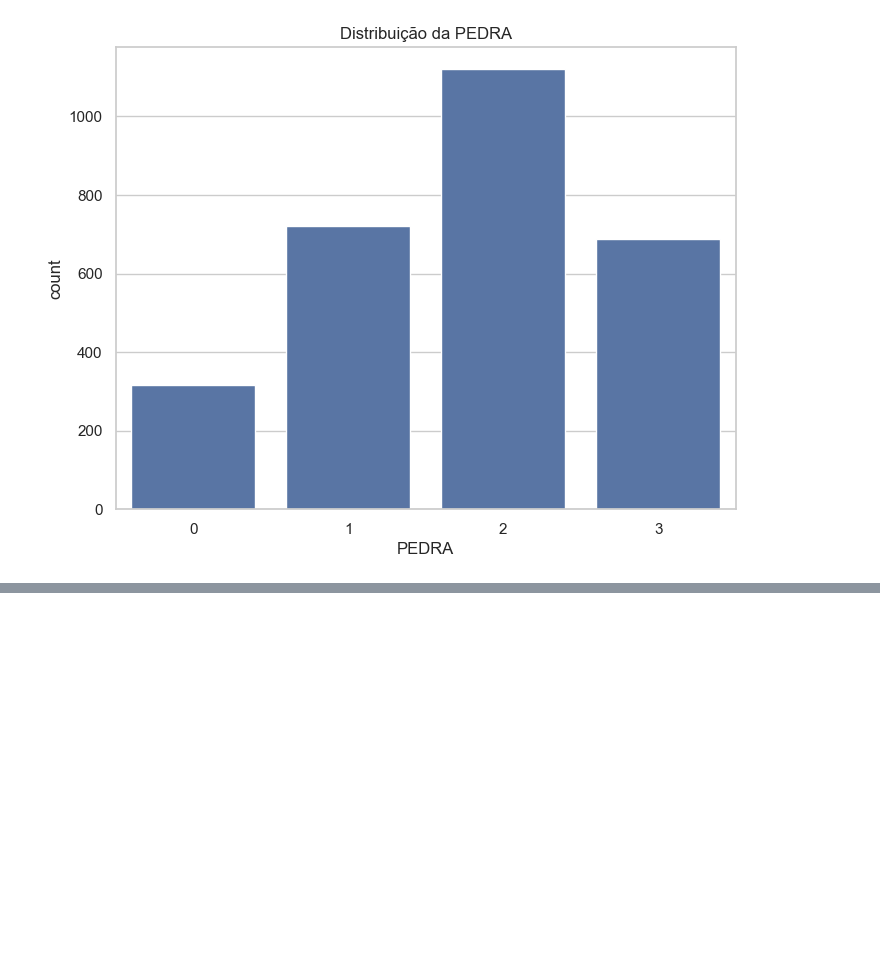
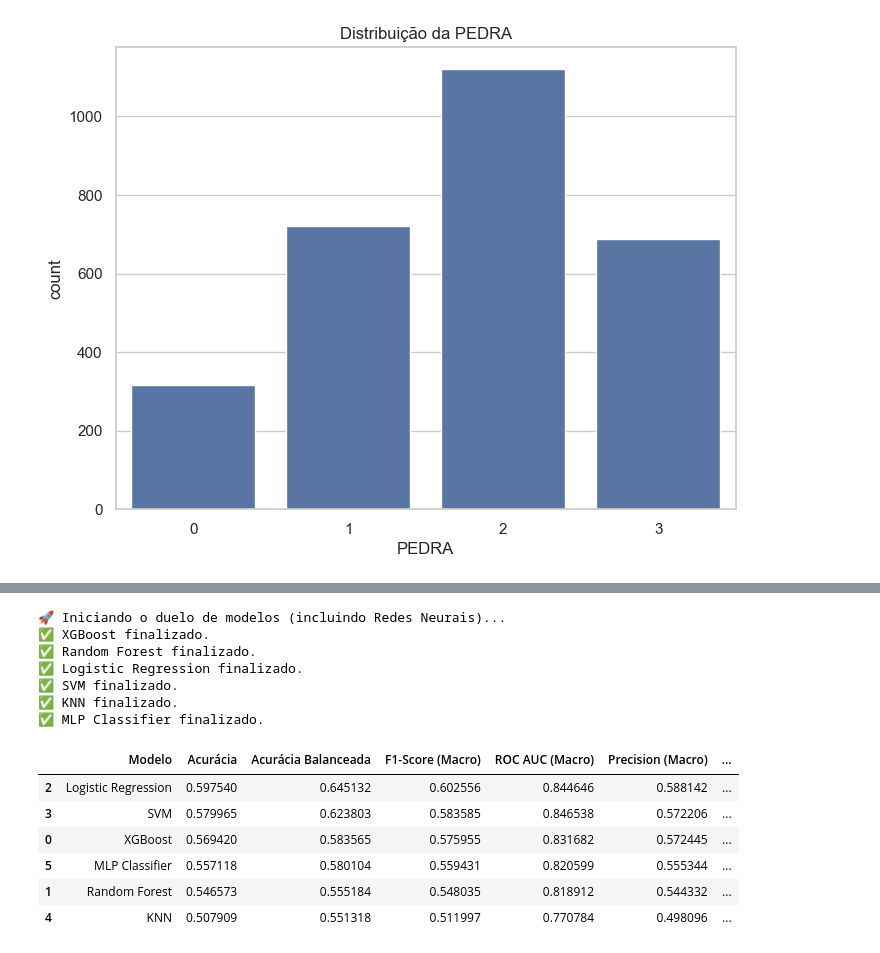
Before and after one commit to Lakand/Datathon-MLET, a Jupyter notebook: notebooks/exploracao_dados.ipynb, the cells around one changed output, grey strips where cells are left out. Drawn from its saved outputs; the diff is of its cells as text; code cells hidden in the pictures; blank space fills up the shorter version.

```diff
--- a/notebooks/exploracao_dados.ipynb
+++ b/notebooks/exploracao_dados.ipynb
@@ -814,0 +878,77 @@ weighted avg       0.93      0.93      0.93       569
+# %%
+import pandas as pd
+from xgboost import XGBClassifier
+from sklearn.ensemble import RandomForestClassifier
+from sklearn.neural_network import MLPClassifier
+from sklearn.linear_model import LogisticRegression
+from sklearn.svm import SVC
+from sklearn.neighbors import KNeighborsClassifier
+from sklearn.metrics import (accuracy_score, precision_score, recall_score,
+                             f1_score, balanced_accuracy_score, roc_auc_score)
+
+# 1. Definindo a lista de modelos (Agora com MLP)
+modelos = {
+    "XGBoost": XGBClassifier(random_state=42, use_label_encoder=False, eval_metric='mlogloss'),
+    "Random Forest": RandomForestClassifier(random_state=42),
+    "Logistic Regression": LogisticRegression(max_iter=1000, random_state=42),
+    "SVM": SVC(probability=True, random_state=42),
+    "KNN": KNeighborsClassifier(n_neighbors=5),
+
+    # --- NOVO MODELO ADICIONADO ---
+    "MLP Classifier": MLPClassifier(
+        hidden_layer_sizes=(100, 50), # Duas camadas ocultas
+        max_iter=1000,                # Mais iterações para garantir convergência
+        activation='relu',            # Função de ativação padrão
+        solver='adam',                # Otimizador padrão
+        random_state=42
+    )
+}
+
+# 2. Loop de avaliação
+resultados = []
+
+print("🚀 Iniciando o duelo de modelos (incluindo Redes Neurais)...")
+
+for nome, modelo in modelos.items():
+    # Treinamento com dados balanceados
+    # Nota: O MLP é muito sensível à escala. Certifique-se que X_resampled também esteja escalado
+    modelo.fit(X_resampled, y_resampled)
+
+    # Previsão de classes e de probabilidades
+    y_pred = modelo.predict(X_test_scaled)
+    y_probs = modelo.predict_proba(X_test_scaled)
+
+    # Cálculo das métricas
+    metrics = {
+        "Modelo": nome,
+        "Acurácia": accuracy_score(y_test, y_pred),
+        "Acurácia Balanceada": balanced_accuracy_score(y_test, y_pred),
+        "F1-Score (Macro)": f1_score(y_test, y_pred, average='macro'),
+        "ROC AUC (Macro)": roc_auc_score(y_test, y_probs, multi_class='ovr', average='macro'),
+        "Precision (Macro)": precision_score(y_test, y_pred, average='macro'),
+        "Recall (Macro)": recall_score(y_test, y_pred, average='macro')
+    }
+
+    resultados.append(metrics)
+    print(f"✅ {nome} finalizado.")
+
+# 3. Exibindo o Ranking ordenado pelo F1-Score e AUC
+df_comparacao = pd.DataFrame(resultados).sort_values(by=["F1-Score (Macro)", "ROC AUC (Macro)"], ascending=False)
+
+# Formatação opcional para deixar a tabela mais bonita no Jupyter
+display(df_comparacao)
+# %% [output]
+🚀 Iniciando o duelo de modelos (incluindo Redes Neurais)...
+✅ XGBoost finalizado.
+✅ Random Forest finalizado.
+✅ Logistic Regression finalizado.
+✅ SVM finalizado.
+✅ KNN finalizado.
+✅ MLP Classifier finalizado.
+|  | Modelo | Acurácia | Acurácia Balanceada | F1-Score (Macro) | ROC AUC (Macro) | Precision (Macro) | ... |
+| 2 | Logistic Regression | 0.597540 | 0.645132 | 0.602556 | 0.844646 | 0.588142 | ... |
+| 3 | SVM | 0.579965 | 0.623803 | 0.583585 | 0.846538 | 0.572206 | ... |
+| 0 | XGBoost | 0.569420 | 0.583565 | 0.575955 | 0.831682 | 0.572445 | ... |
+| 5 | MLP Classifier | 0.557118 | 0.580104 | 0.559431 | 0.820599 | 0.555344 | ... |
+| 1 | Random Forest | 0.546573 | 0.555184 | 0.548035 | 0.818912 | 0.544332 | ... |
+| 4 | KNN | 0.507909 | 0.551318 | 0.511997 | 0.770784 | 0.498096 | ... |
```
Also changed, not shown: parts of 7 cells of this notebook, 10 other files.
